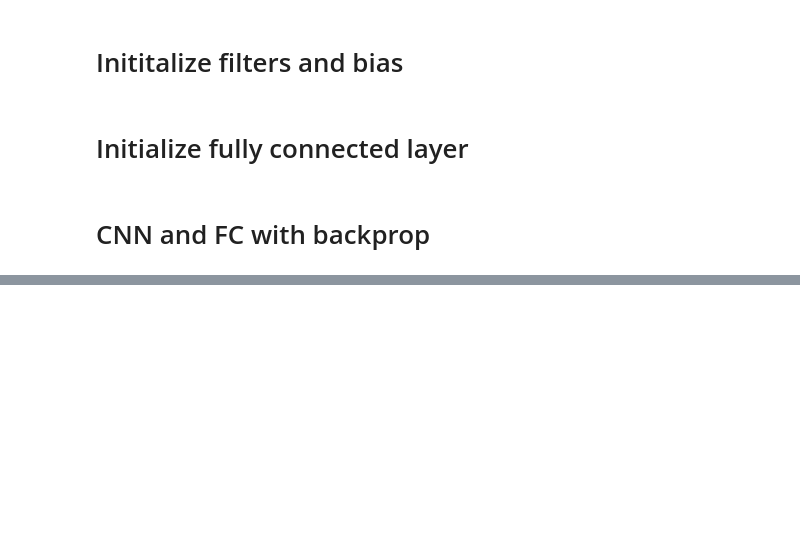
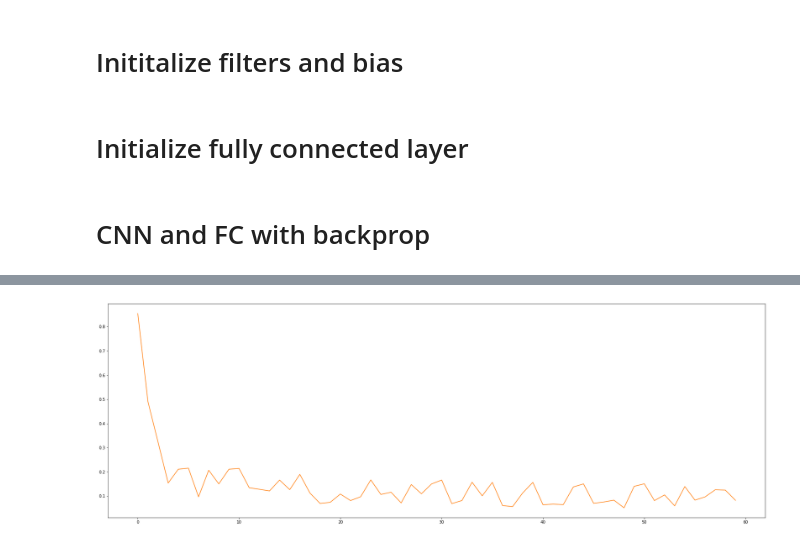
Before and after one commit to ShivamShrirao/dnn_from_scratch, a Jupyter notebook: mnist.ipynb, the cells around one changed output, grey strips where cells are left out. Drawn from its saved outputs; the diff is of its cells as text; code cells hidden in the pictures; blank space fills up the shorter version.

```diff
--- a/mnist.ipynb
+++ b/mnist.ipynb
@@ -156,0 +217,6 @@ KeyboardInterrupt:
+# %%
+plt.figure(figsize=(30,10))
+plt.plot(val_losses,color='#ff7f0e')
+plt.show()
+# %% [output]
+[figure, added]
```
Also changed, not shown: parts of 21 cells of this notebook, 4 other files.
